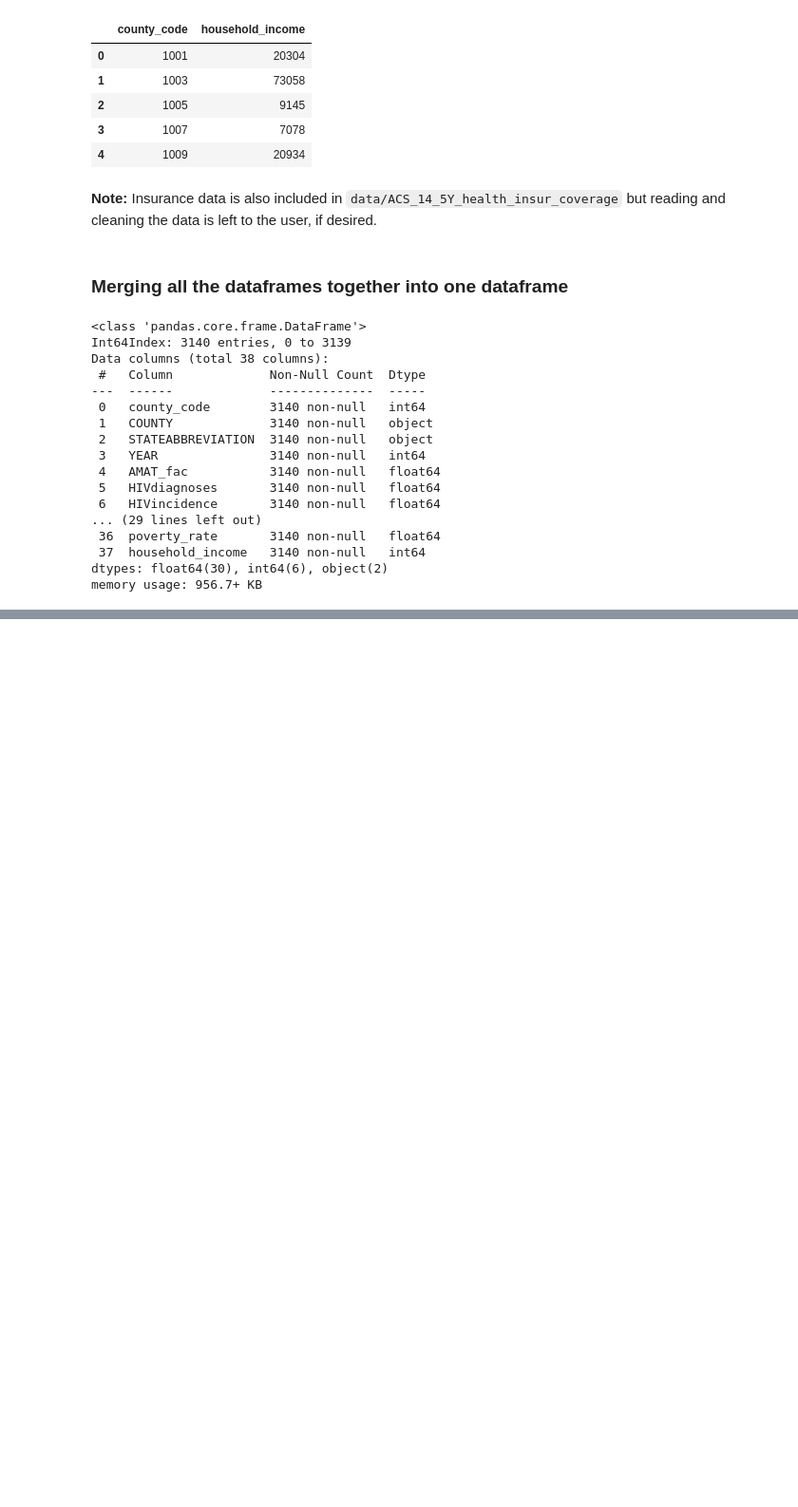
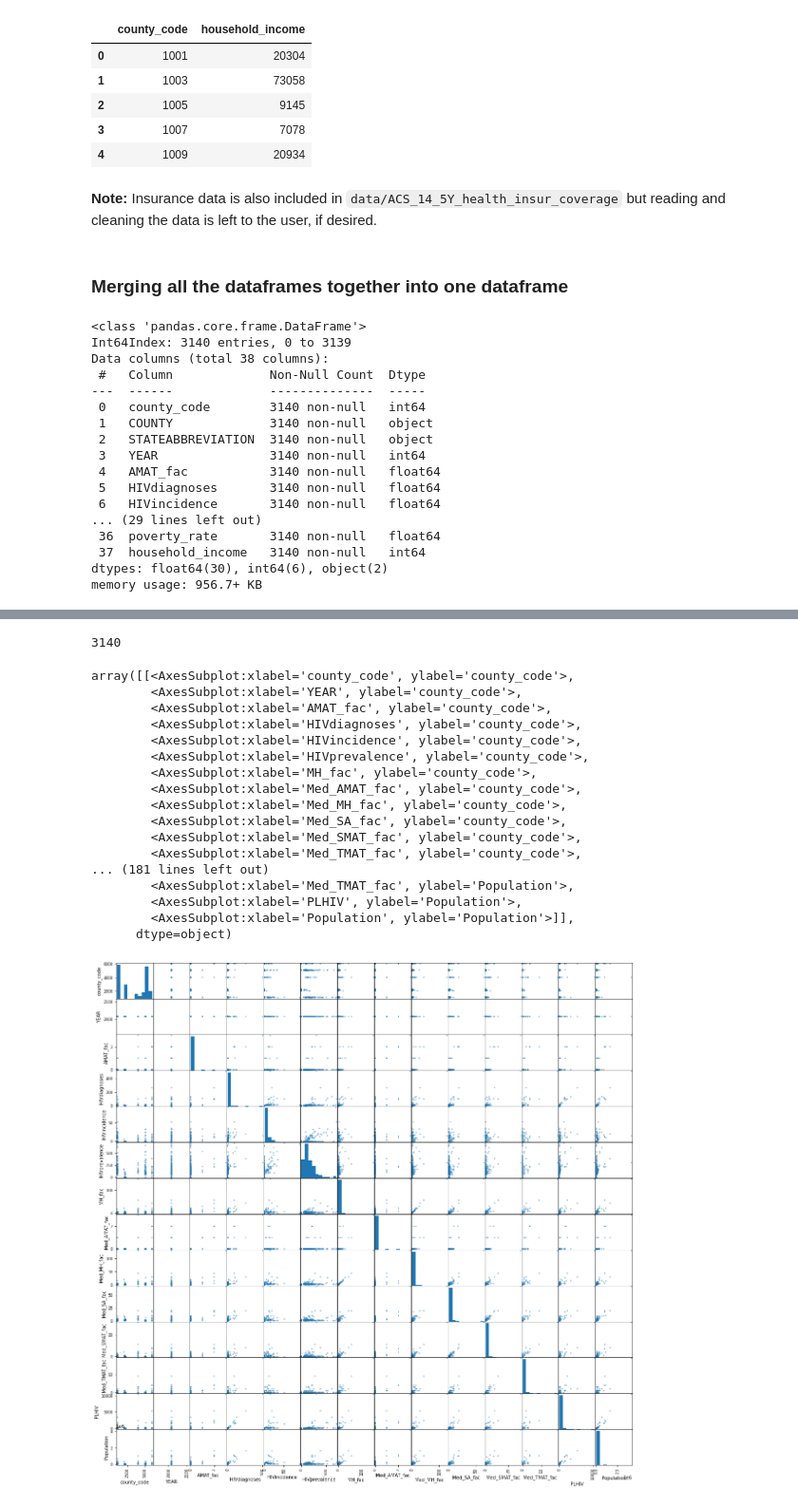
Before and after one commit to Cynz300/forecasting-hiv-incidences-private, a Jupyter notebook: notebooks/merge_data.ipynb, the cells around one changed output, grey strips where cells are left out. Shown at 95% size. Saved outputs shown, nothing was run; the diff lists cells and outputs as text; code cells hidden in the pictures; blank space fills up the shorter version.

```diff
--- a/notebooks/merge_data.ipynb
+++ b/notebooks/merge_data.ipynb
@@ -272,0 +286,25 @@ df_main.to_csv('../data/merged_data.csv')
+# %%
+len(df_main)
+# %% [output]
+3140
+# %%
+pd.plotting.scatter_matrix(df_main.iloc[:200,:16] , figsize = (20,20));
+# %% [output]
+array([[<AxesSubplot:xlabel='county_code', ylabel='county_code'>,
+        <AxesSubplot:xlabel='YEAR', ylabel='county_code'>,
+        <AxesSubplot:xlabel='AMAT_fac', ylabel='county_code'>,
+        <AxesSubplot:xlabel='HIVdiagnoses', ylabel='county_code'>,
+        <AxesSubplot:xlabel='HIVincidence', ylabel='county_code'>,
+        <AxesSubplot:xlabel='HIVprevalence', ylabel='county_code'>,
+        <AxesSubplot:xlabel='MH_fac', ylabel='county_code'>,
+        <AxesSubplot:xlabel='Med_AMAT_fac', ylabel='county_code'>,
+        <AxesSubplot:xlabel='Med_MH_fac', ylabel='county_code'>,
+        <AxesSubplot:xlabel='Med_SA_fac', ylabel='county_code'>,
+        <AxesSubplot:xlabel='Med_SMAT_fac', ylabel='county_code'>,
+        <AxesSubplot:xlabel='Med_TMAT_fac', ylabel='county_code'>,
+... (181 lines left out)
+        <AxesSubplot:xlabel='Med_TMAT_fac', ylabel='Population'>,
+        <AxesSubplot:xlabel='PLHIV', ylabel='Population'>,
+        <AxesSubplot:xlabel='Population', ylabel='Population'>]],
+      dtype=object)
+[figure, added]
```
Also changed, not shown: parts of 5 cells of this notebook, 1 other file.
